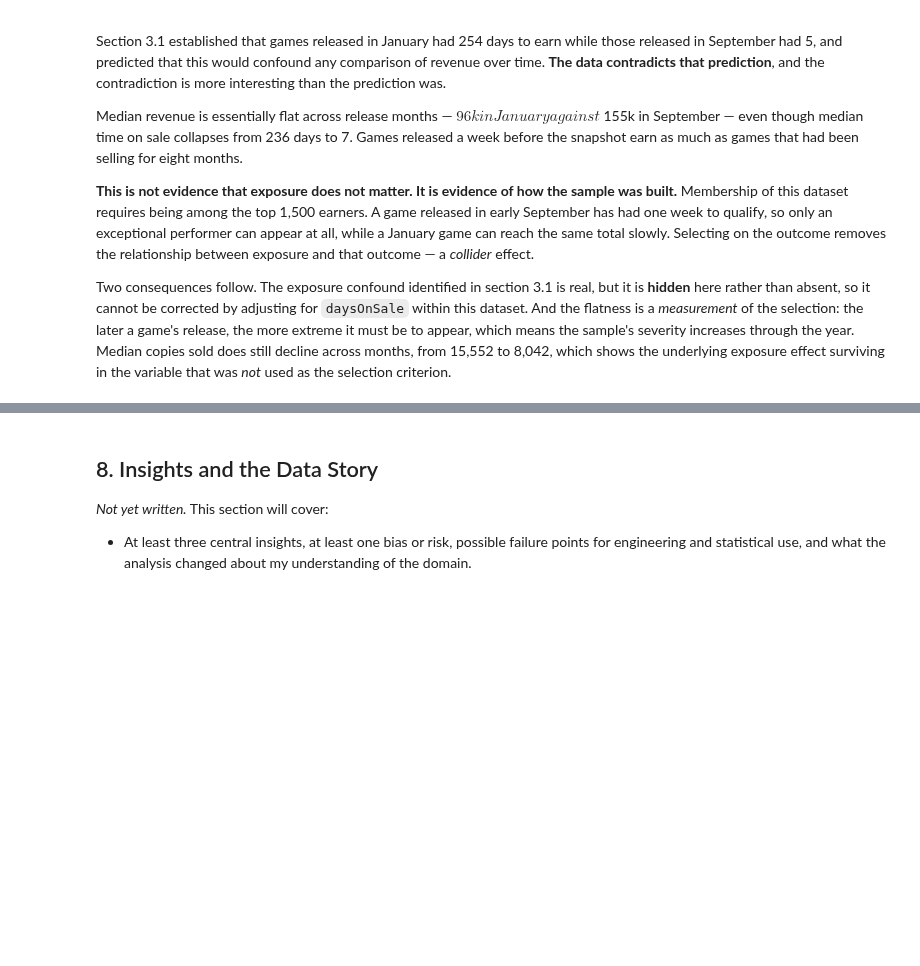
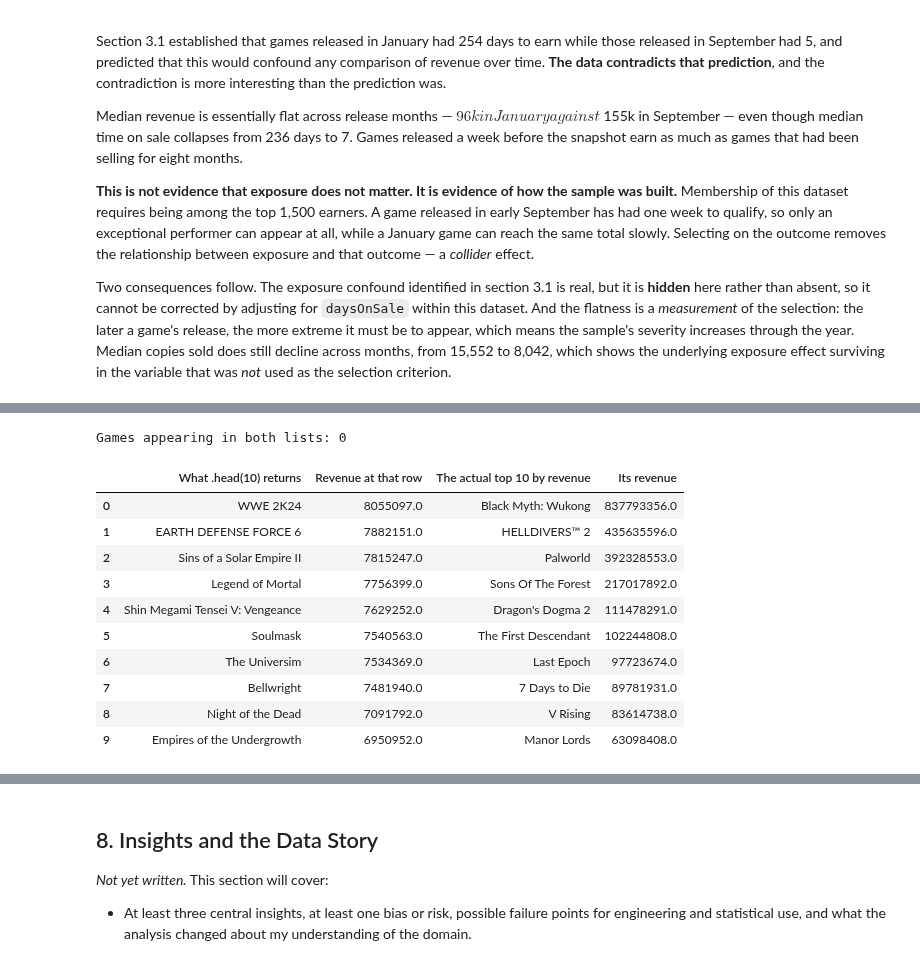
Before and after one commit to shonmazon/Data_Science, a Jupyter notebook: assignment1-eda/notebooks/steam_2024_eda.ipynb, the cells around one changed output, grey strips where cells are left out. Drawn from its saved outputs; the diff is of its cells as text; code cells hidden in the pictures; blank space fills up the shorter version.

```diff
--- a/assignment1-eda/notebooks/steam_2024_eda.ipynb
+++ b/assignment1-eda/notebooks/steam_2024_eda.ipynb
@@ -1563,0 +1609,27 @@ which shows the underlying exposure effect surviving in the variable that was
+# %%
+first_ten_by_position = steam_games.head(10)[["name", "revenue"]].reset_index(drop=True)
+true_top_ten = steam_games.nlargest(10, "revenue")[["name", "revenue"]].reset_index(drop=True)
+
+comparison = pd.DataFrame(
+    {
+        "What .head(10) returns": first_ten_by_position["name"],
+        "Revenue at that row": first_ten_by_position["revenue"],
+        "The actual top 10 by revenue": true_top_ten["name"],
+        "Its revenue": true_top_ten["revenue"],
+    }
+)
+print(f"Games appearing in both lists: {len(set(first_ten_by_position['name']) & set(true_top_ten['name']))}")
+comparison
+# %% [output]
+Games appearing in both lists: 0
+|  | What .head(10) returns | Revenue at that row | The actual top 10 by revenue | Its revenue |
+| 0 | WWE 2K24 | 8055097.0 | Black Myth: Wukong | 837793356.0 |
+| 1 | EARTH DEFENSE FORCE 6 | 7882151.0 | HELLDIVERS™ 2 | 435635596.0 |
+| 2 | Sins of a Solar Empire II | 7815247.0 | Palworld | 392328553.0 |
+| 3 | Legend of Mortal | 7756399.0 | Sons Of The Forest | 217017892.0 |
+| 4 | Shin Megami Tensei V: Vengeance | 7629252.0 | Dragon's Dogma 2 | 111478291.0 |
+| 5 | Soulmask | 7540563.0 | The First Descendant | 102244808.0 |
+| 6 | The Universim | 7534369.0 | Last Epoch | 97723674.0 |
+| 7 | Bellwright | 7481940.0 | 7 Days to Die | 89781931.0 |
+| 8 | Night of the Dead | 7091792.0 | V Rising | 83614738.0 |
+| 9 | Empires of the Undergrowth | 6950952.0 | Manor Lords | 63098408.0 |
```
Also changed, not shown: parts of 9 cells of this notebook, 1 other file.
